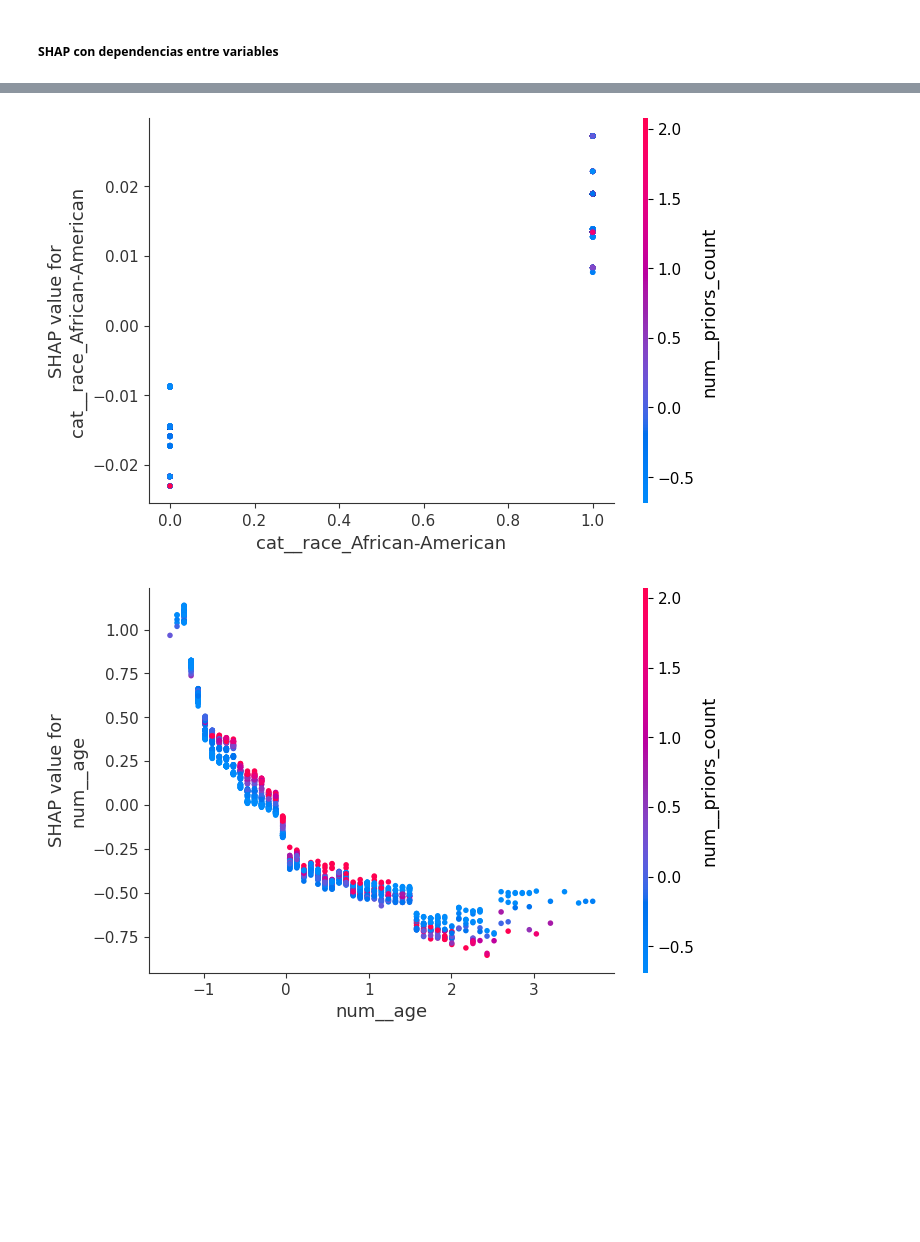
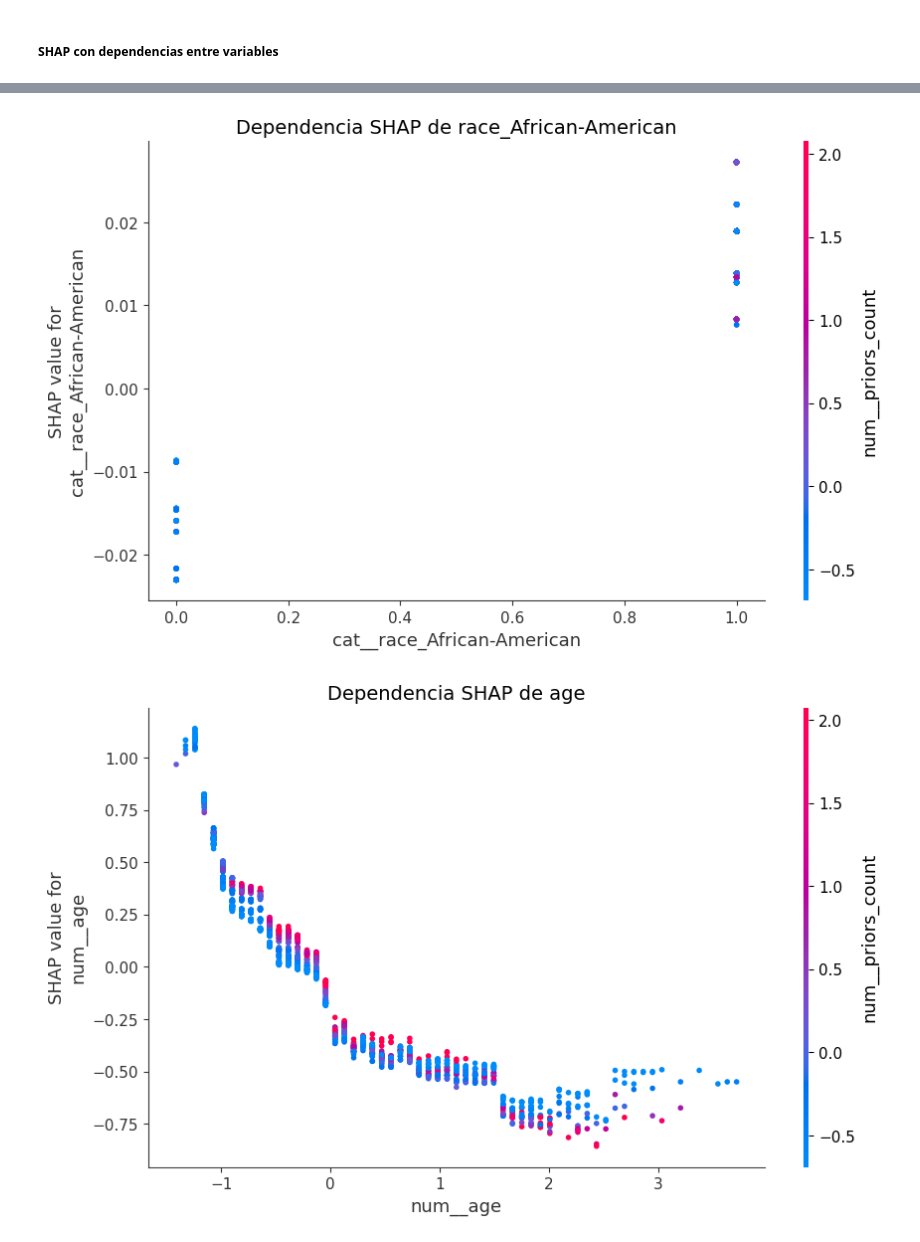
Before and after one commit to dmg131/AA_proyect, a Jupyter notebook: main_explicabilidad.ipynb, the cells around one changed output, grey strips where cells are left out. Cells and saved outputs as stored; diff of their text form; code cells hidden in the pictures; blank space fills up the shorter version.

```diff
--- a/main_explicabilidad.ipynb
+++ b/main_explicabilidad.ipynb
@@ -280,22 +300,36 @@ shap.dependence_plot(
     shap_values,
     X_transformed,
     feature_names=feature_names,
-    interaction_index="num__priors_count"
+    interaction_index="num__priors_count",
+    show=False
 )
+
+plt.title("Dependencia SHAP de race_African-American", fontsize=14)
+plt.gcf().set_size_inches(10, 6)
+
+plt.savefig("Images/shap_dependence_race_priors.png", dpi=600, bbox_inches="tight")
+plt.show()
 # %% [output]
-[figure, old version]
+[figure, new version]
 # %%
 # Dependence plot con interacción de edad
 
 shap.dependence_plot(
     "num__age",
     shap_values,
     X_transformed,
     feature_names=feature_names,
-    interaction_index="num__priors_count"
+    interaction_index="num__priors_count",
+    show=False
 )
+
+plt.title("Dependencia SHAP de age", fontsize=14)
+plt.gcf().set_size_inches(10, 6)
+
+plt.savefig("Images/shap_dependence_age_priors.png", dpi=600, bbox_inches="tight")
+plt.show()
 # %% [output]
-[figure, old version]
+[figure, new version]
 # %%
 # Dependence plot con interacción de sexo
 
```
Also changed, not shown: parts of 5 cells of this notebook, 8 other files.
